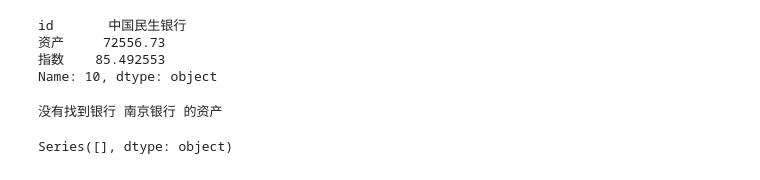
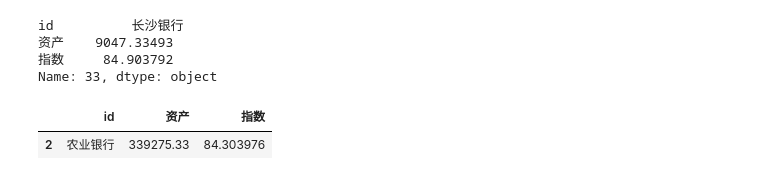
Before and after one commit to chenhaoaixuexi/excel_helper, a Jupyter notebook: playground.ipynb, the cells around one changed output. Cells and saved outputs as stored; diff of their text form; code cells hidden in the pictures.

```diff
--- a/playground.ipynb
+++ b/playground.ipynb
@@ -101,7 +101,7 @@ def findCloestByZC(bankName,blackBankNameSet):
     return closest_bank
 
 # 基于指数查询
-def  findClosestByZS(bankName,blackBankNameSet):
+def  findClosestByZS_20(bankName,blackBankNameSet):
     df = df_zcpm[:20]
     target_row = df.loc[df["id"]==bankName, "指数"].values;
     # 如果target_row为空, 那就返回空 series
@@ -121,22 +121,39 @@ def  findClosestByZS(bankName,blackBankNameSet):
     closest_bank = df.loc[diff.abs().idxmin()]
     return closest_bank
 
+def  findClosestByZS(bankName,blackBankNameSet):
+    df = df_zcpm
+    target_row = df.loc[df["id"]==bankName, "指数"].values;
+    # 如果target_row为空, 那就返回空 series
+    if len(target_row)==0:
+        print(f"没有找到银行 {bankName} 的资产")
+        return pd.Series()
+    # print(f"target_row: {target_row}")
+    data_zs= target_row[0]
+
+    df=df[~df['id'].isin(blackBankNameSet)]
+    # # 计算目标银行资产与其他银行资产的差
+    diff = df["指数"] - data_zs
+        # # 找到与招商银行资产最相近的银行
+    closest_bank = df.loc[diff.abs().idxmin()]
+    return closest_bank
+
 findClosestByZS("农业银行",{"农业银行"})
 # %% [output]
-id       中国民生银行
-资产     72556.73
-指数    85.492553
-Name: 10, dtype: object
+id          长沙银行
+资产    9047.33493
+指数     84.903792
+Name: 33, dtype: object
 # %%
 # df_zcpm.iloc[19]["Name"]
-data= df_zcpm.iloc[:20,0]
+data= df_zcpm[df_zcpm["id"]=="农业银行"]
 data
 # data[0]
 # data["Name"]
-findClosestByZS("南京银行",{"南京银行"})
+# findClosestByZS("南京银行",{"南京银行"})
 # findCloestByZC("南京银行",{"南京银行"})
 # df_zcpm[:1]
 # %% [output]
-没有找到银行 南京银行 的资产
-Series([], dtype: object)
+|  | id | 资产 | 指数 |
+| 2 | 农业银行 | 339275.33 | 84.303976 |
 # %%
```
Also changed, not shown: parts of 1 cell of this notebook, 10 other files.
